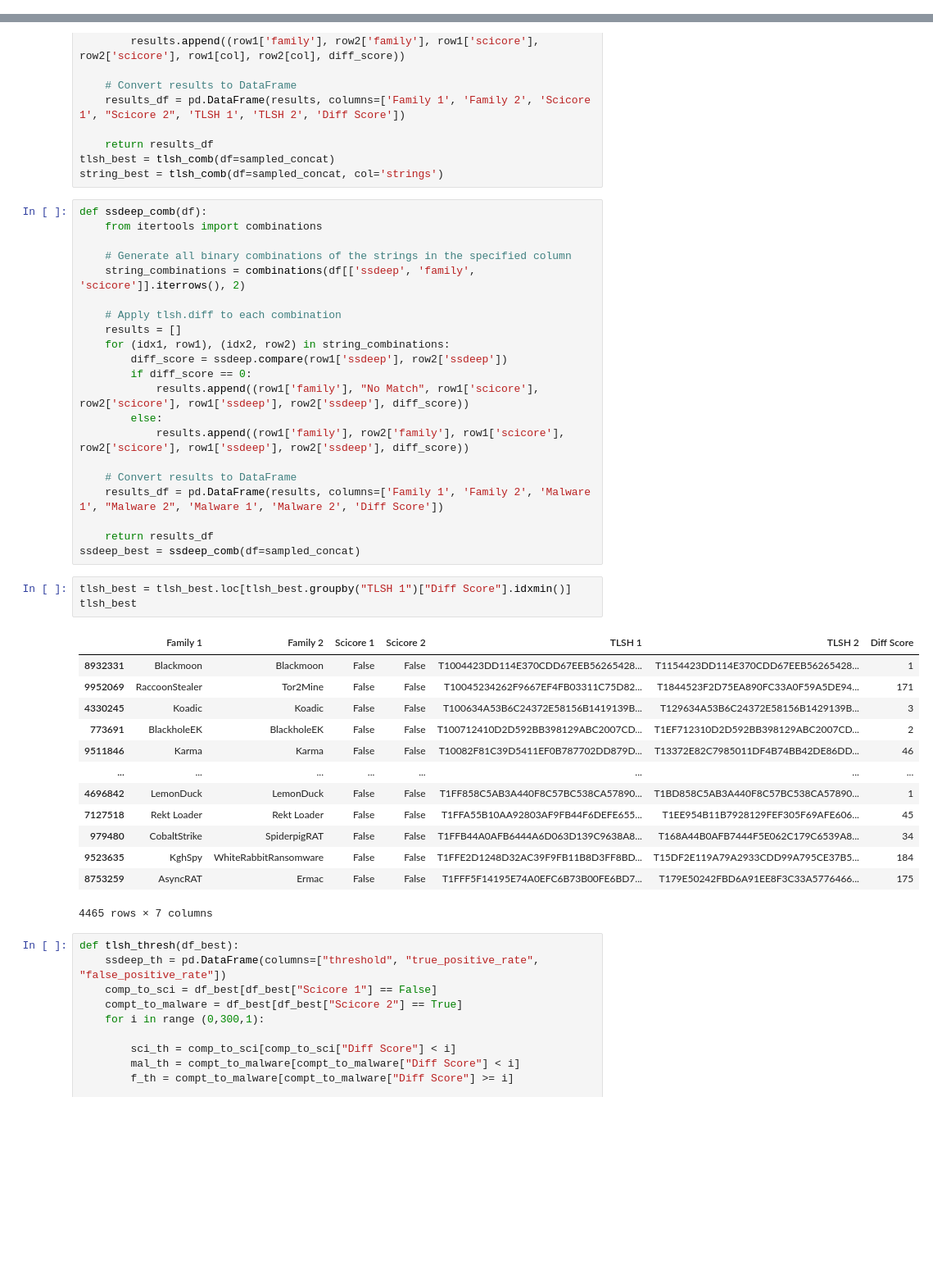
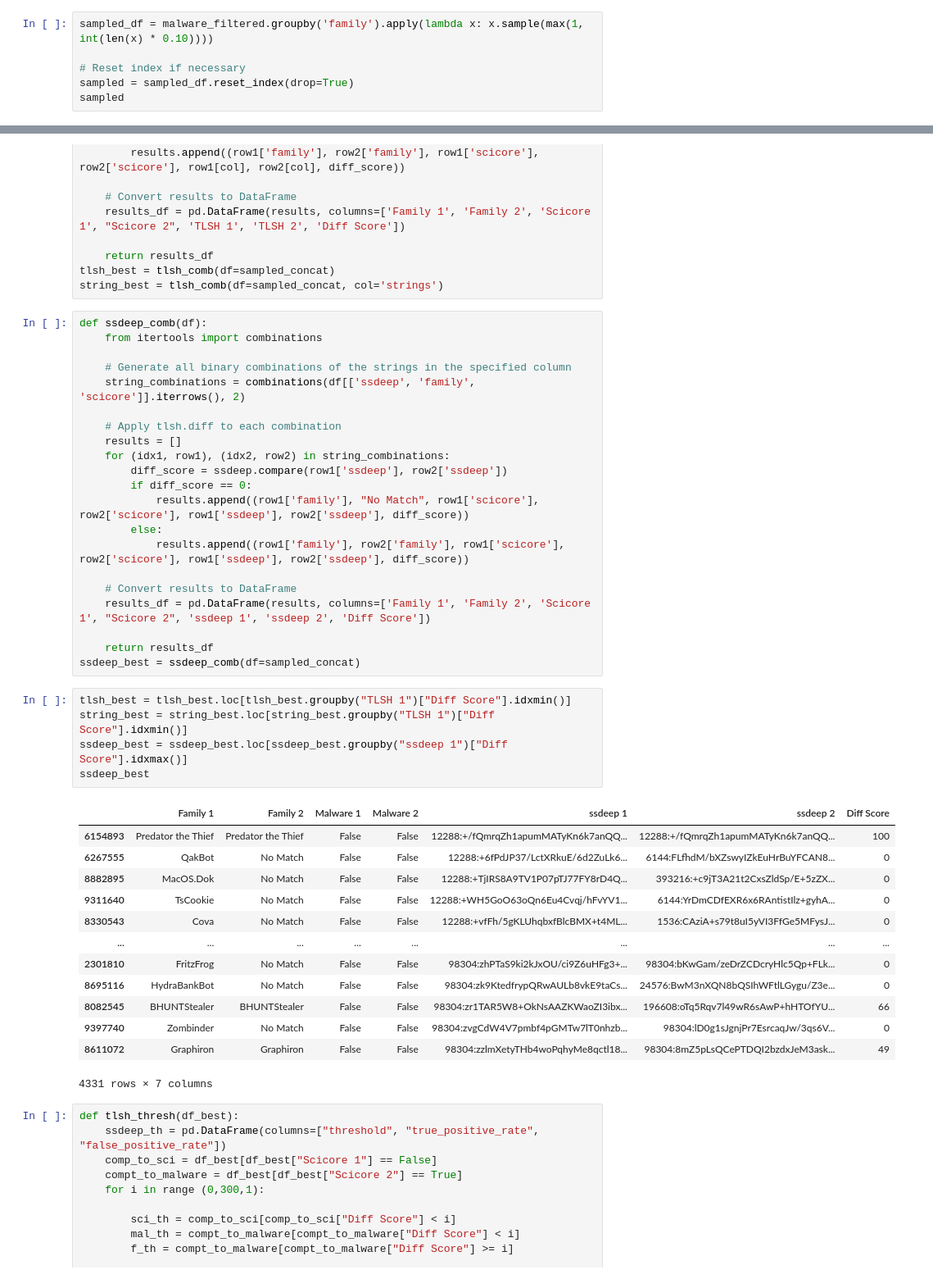
Before and after one commit to edizeqiri/obstkorb, a Jupyter notebook: Analysis/Malware.ipynb, the cells around one changed output, grey strips where cells are left out. Shown at 82% size. Drawn from its saved outputs; the diff is of its cells as text; blank space fills up the shorter version.

```diff
--- a/Analysis/Malware.ipynb
+++ b/Analysis/Malware.ipynb
@@ -85,0 +73,6 @@ sampled = sampled.reset_index(drop=True)
+# %%
+sampled_df = malware_filtered.groupby('family').apply(lambda x: x.sample(max(1, int(len(x) * 0.10))))
+
+# Reset index if necessary
+sampled = sampled_df.reset_index(drop=True)
+sampled
@@ -340,27 +347,29 @@ def ssdeep_comb(df):
             results.append((row1['family'], row2['family'], row1['scicore'], row2['scicore'], row1['ssdeep'], row2['ssdeep'], diff_score))
 
     # Convert results to DataFrame
-    results_df = pd.DataFrame(results, columns=['Family 1', 'Family 2', 'Malware 1', "Malware 2", 'Malware 1', 'Malware 2', 'Diff Score'])
+    results_df = pd.DataFrame(results, columns=['Family 1', 'Family 2', 'Scicore 1', "Scicore 2", 'ssdeep 1', 'ssdeep 2', 'Diff Score'])
 
     return results_df
 ssdeep_best = ssdeep_comb(df=sampled_concat)
 # %%
 tlsh_best = tlsh_best.loc[tlsh_best.groupby("TLSH 1")["Diff Score"].idxmin()]
-tlsh_best
+string_best = string_best.loc[string_best.groupby("TLSH 1")["Diff Score"].idxmin()]
+ssdeep_best = ssdeep_best.loc[ssdeep_best.groupby("ssdeep 1")["Diff Score"].idxmax()]
+ssdeep_best
 # %% [output]
-|  | Family 1 | Family 2 | Scicore 1 | Scicore 2 | TLSH 1 | TLSH 2 | Diff Score |
-| 8932331 | Blackmoon | Blackmoon | False | False | T1004423DD114E370CDD67EEB56265428... | T1154423DD114E370CDD67EEB56265428... | 1 |
-| 9952069 | RaccoonStealer | Tor2Mine | False | False | T10045234262F9667EF4FB03311C75D82... | T1844523F2D75EA890FC33A0F59A5DE94... | 171 |
-| 4330245 | Koadic | Koadic | False | False | T100634A53B6C24372E58156B1419139B... | T129634A53B6C24372E58156B1429139B... | 3 |
-| 773691 | BlackholeEK | BlackholeEK | False | False | T100712410D2D592BB398129ABC2007CD... | T1EF712310D2D592BB398129ABC2007CD... | 2 |
-| 9511846 | Karma | Karma | False | False | T10082F81C39D5411EF0B787702DD879D... | T13372E82C7985011DF4B74BB42DE86DD... | 46 |
+|  | Family 1 | Family 2 | Malware 1 | Malware 2 | ssdeep 1 | ssdeep 2 | Diff Score |
+| 6154893 | Predator the Thief | Predator the Thief | False | False | 12288:+/fQmrqZh1apumMATyKn6k7anQQ... | 12288:+/fQmrqZh1apumMATyKn6k7anQQ... | 100 |
+| 6267555 | QakBot | No Match | False | False | 12288:+6fPdJP37/LctXRkuE/6d2ZuLk6... | 6144:FLfhdM/bXZswyIZkEuHrBuYFCAN8... | 0 |
+| 8882895 | MacOS.Dok | No Match | False | False | 12288:+TjIRS8A9TV1P07pTJ77FY8rD4Q... | 393216:+c9jT3A21t2CxsZldSp/E+5zZX... | 0 |
+| 9311640 | TsCookie | No Match | False | False | 12288:+WH5GoO63oQn6Eu4Cvqj/hFvYV1... | 6144:YrDmCDfEXR6x6RAntistIlz+gyhA... | 0 |
+| 8330543 | Cova | No Match | False | False | 12288:+vfFh/5gKLUhqbxfBlcBMX+t4ML... | 1536:CAziA+s79t8uI5yVI3FfGe5MFysJ... | 0 |
 | ... | ... | ... | ... | ... | ... | ... | ... |
-| 4696842 | LemonDuck | LemonDuck | False | False | T1FF858C5AB3A440F8C57BC538CA57890... | T1BD858C5AB3A440F8C57BC538CA57890... | 1 |
-| 7127518 | Rekt Loader | Rekt Loader | False | False | T1FFA55B10AA92803AF9FB44F6DEFE655... | T1EE954B11B7928129FEF305F69AFE606... | 45 |
-| 979480 | CobaltStrike | SpiderpigRAT | False | False | T1FFB44A0AFB6444A6D063D139C9638A8... | T168A44B0AFB7444F5E062C179C6539A8... | 34 |
-| 9523635 | KghSpy | WhiteRabbitRansomware | False | False | T1FFE2D1248D32AC39F9FB11B8D3FF8BD... | T15DF2E119A79A2933CDD99A795CE37B5... | 184 |
-| 8753259 | AsyncRAT | Ermac | False | False | T1FFF5F14195E74A0EFC6B73B00FE6BD7... | T179E50242FBD6A91EE8F3C33A5776466... | 175 |
+| 2301810 | FritzFrog | No Match | False | False | 98304:zhPTaS9ki2kJxOU/ci9Z6uHFg3+... | 98304:bKwGam/zeDrZCDcryHlc5Qp+FLk... | 0 |
+| 8695116 | HydraBankBot | No Match | False | False | 98304:zk9KtedfrypQRwAULb8vkE9taCs... | 24576:BwM3nXQN8bQSIhWFtlLGygu/Z3e... | 0 |
+| 8082545 | BHUNTStealer | BHUNTStealer | False | False | 98304:zr1TAR5W8+OkNsAAZKWaoZI3ibx... | 196608:oTq5Rqv7l49wR6sAwP+hHTOfYU... | 66 |
+| 9397740 | Zombinder | No Match | False | False | 98304:zvgCdW4V7pmbf4pGMTw7lT0nhzb... | 98304:lD0g1sJgnjPr7EsrcaqJw/3qs6V... | 0 |
+| 8611072 | Graphiron | Graphiron | False | False | 98304:zzlmXetyTHb4woPqhyMe8qctl18... | 98304:8mZ5pLsQCePTDQI2bzdxJeM3ask... | 49 |
-4465 rows × 7 columns
+4331 rows × 7 columns
 # %%
 def tlsh_thresh(df_best):
     ssdeep_th = pd.DataFrame(columns=["threshold", "true_positive_rate", "false_positive_rate"])
```
Also changed, not shown: parts of 5 cells of this notebook.
